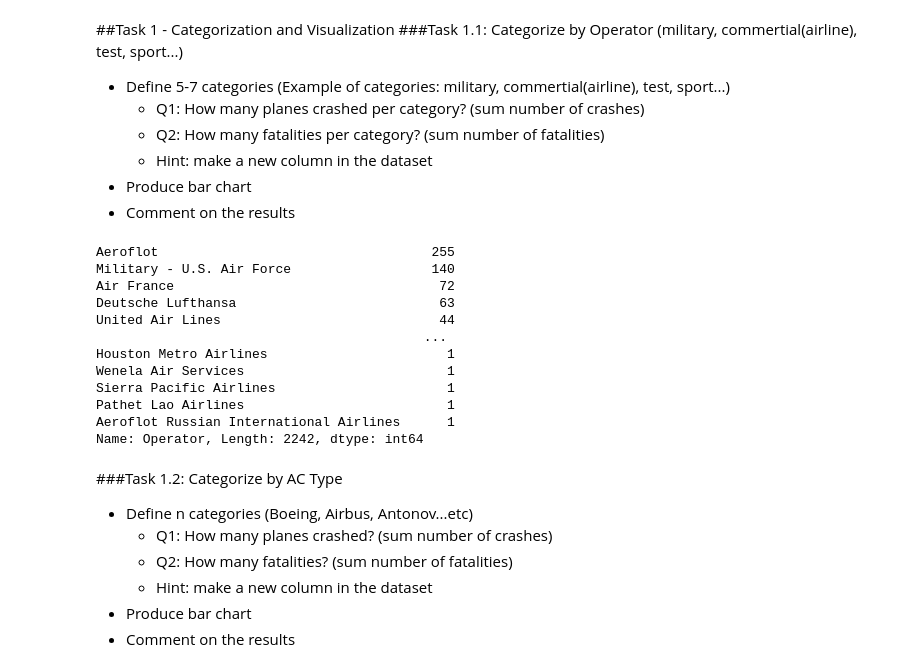
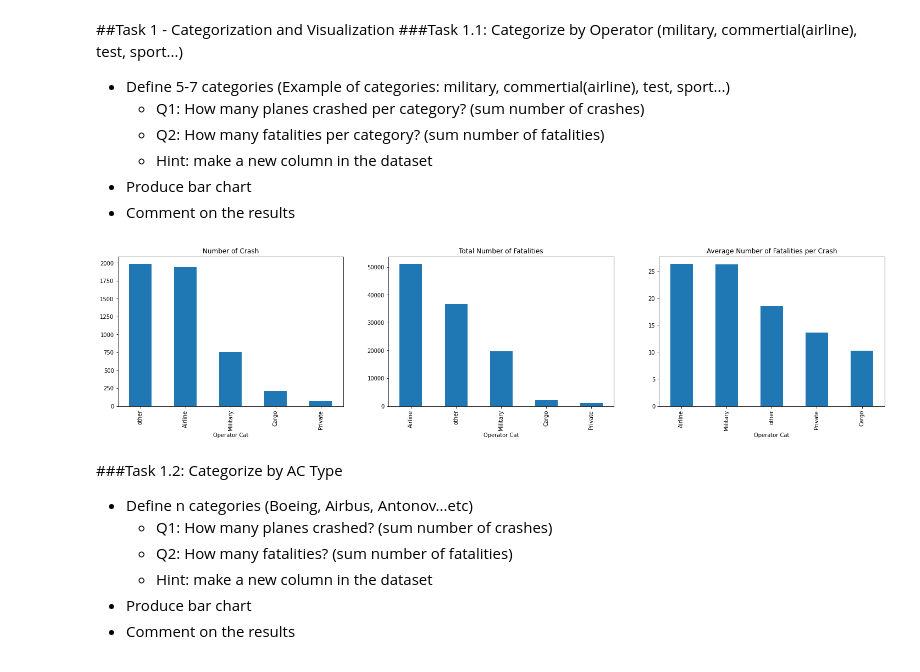
Before and after one commit to women-in-ai-ireland/May-2022-WaiXCollins-Airplane-Crash-Investigation, a Jupyter notebook: WAI_Crash_Investigation_PEDRAM.ipynb, the cells around one changed output. Saved outputs shown, nothing was run; the diff lists cells and outputs as text; code cells hidden in the pictures.

```diff
--- a/WAI_Crash_Investigation_PEDRAM.ipynb
+++ b/WAI_Crash_Investigation_PEDRAM.ipynb
@@ -69,26 +65,63 @@ https://medium.com/p/536fa83c578a
     * Hint: make a new column in the dataset
  * Produce bar chart
  * Comment on the results
-# %%
-
-#Hint - first list all different types of operator using code below. Create bar chart for that
-operators_unique = df.Operator.unique()
-operators = df.Operator.value_counts()
-print(operators)
-#Add code here
-# %% [output]
-Aeroflot                                   255
-Military - U.S. Air Force                  140
-Air France                                  72
-Deutsche Lufthansa                          63
-United Air Lines                            44
-                                          ...
-Houston Metro Airlines                       1
-Wenela Air Services                          1
-Sierra Pacific Airlines                      1
-Pathet Lao Airlines                          1
-Aeroflot Russian International Airlines      1
-Name: Operator, Length: 2242, dtype: int64
+# %%
+#Hint - first list all different types of operator using code below. Create bar chart for that
+operators_unique = df.Operator.unique()
+operators = df.Operator.value_counts()
+# print(operators)
+#Add code here
+
+import matplotlib.pyplot as plt
+
+df["Operator Cat"] ="other"
+
+OP_cats={"Military":["military","army","air force","airforce"],
+         "Airline":["airline","air line","airway","aerolin","aero"],
+         "Private":["private"],
+         "Cargo":["fedex","cargo","service"]
+         }
+
+# an alternative approach is define sub-categories by continent. airlines with more than 10 instances are listed
+# (AF: Africa) (AS: Asia) (EU: Europe) (US: United States) (AM: Rest of America) (OC: Oceania)
+OP_cats_continent={"Military":["military","army","air force","airforce"],
+         "Airline_AF":["Ethiopian Airlines"],
+         "Airline_AS":["China National Aviation Corporation","Indian Airlines","Philippine Air Lines","Merpati Nusantara Airlines","Garuda Indonesia Airlines",
+                         "Pakistan International Airlines","Burma Airways","China Airlines","Air Vietnam","Korean Airlines","Air India","United Arab Airlines"],
+         "Airline_EU":["Aeroflot","Air France","Deutsche Lufthansa","KLM Royal Dutch Airlines","British Overseas Airways","Sabena","Aeropostale","Imperial Airways",
+                         "British European Airways","Ceskoslovenske Aerolinie","Iberia Airlines","LOT Polish Airlines","Swissair","Air Union","Tarom","Turkish Airlines",
+                         "Balkan Bulgarian Airlines"],
+         "Airline_US":["United Air Lines","American Airlines","Pan American World Airways","Eastern Air Lines","Northwest Orient Airlines",
+                         "Trans Continental and Western Air","Trans World Airlines","Delta Air Lines","Braniff Airlines"],
+         "Airline_AM":["AVIANCA","VASP","Varig","Mexicana","Cubana de Aviacion","Cruzeiro","Linea Aeropostal Venezolana","Aerolineas Argentinas",
+                         "Panair do Brasil","Canadian Pacific Air Lines","Faucett","TACA","SATENA"],
+         "Airline_OC":["Qantas"],
+         "Private":["Private"],
+         "Cargo":["Flying Tiger Line","US Aerial Mail Service","fedex","cargo"]
+         }
+
+# to apply categories by continent
+# OP_cats=OP_cats_continent
+
+for op_cat in OP_cats:
+  filter=df["Operator"].str.contains('|'.join(OP_cats[op_cat]),case=False,regex=True,na=False)
+  df.loc[filter, "Operator Cat"] = op_cat
+
+# to find uncategorized operators - comment bellow line after setting up all categories
+# remainingdf=df[df["Operator Cat"]=='other']
+# print(remainingdf.Operator.value_counts())
+# remainingdf.to_csv('remainingdf.csv')
+
+# to ignore uncategorized operators - but it overwrite the oroginal df. you may reload the entire dataset
+# df=df[df["Operator Cat"]!='other']
+
+fig, axs = plt.subplots(1,3,figsize=(25, 5))
+df.groupby("Operator Cat").size().sort_values(ascending=False).plot(kind = "bar",ax=axs[0],title="Number of Crash")
+df.groupby("Operator Cat")["Fatalities"].sum().sort_values(ascending=False).plot(kind = "bar",ax=axs[1],title="Total Number of Fatalities")
+df.groupby("Operator Cat")["Fatalities"].mean().sort_values(ascending=False).plot(kind = "bar",ax=axs[2],title="Average Number of Fatalities per Crash")
+plt.show()
+# %% [output]
+[figure, added]
 # %% [markdown]
 ###Task 1.2: Categorize by AC Type
  * Define n categories (Boeing, Airbus, Antonov...etc)
```
Also changed, not shown: parts of 6 cells of this notebook.
